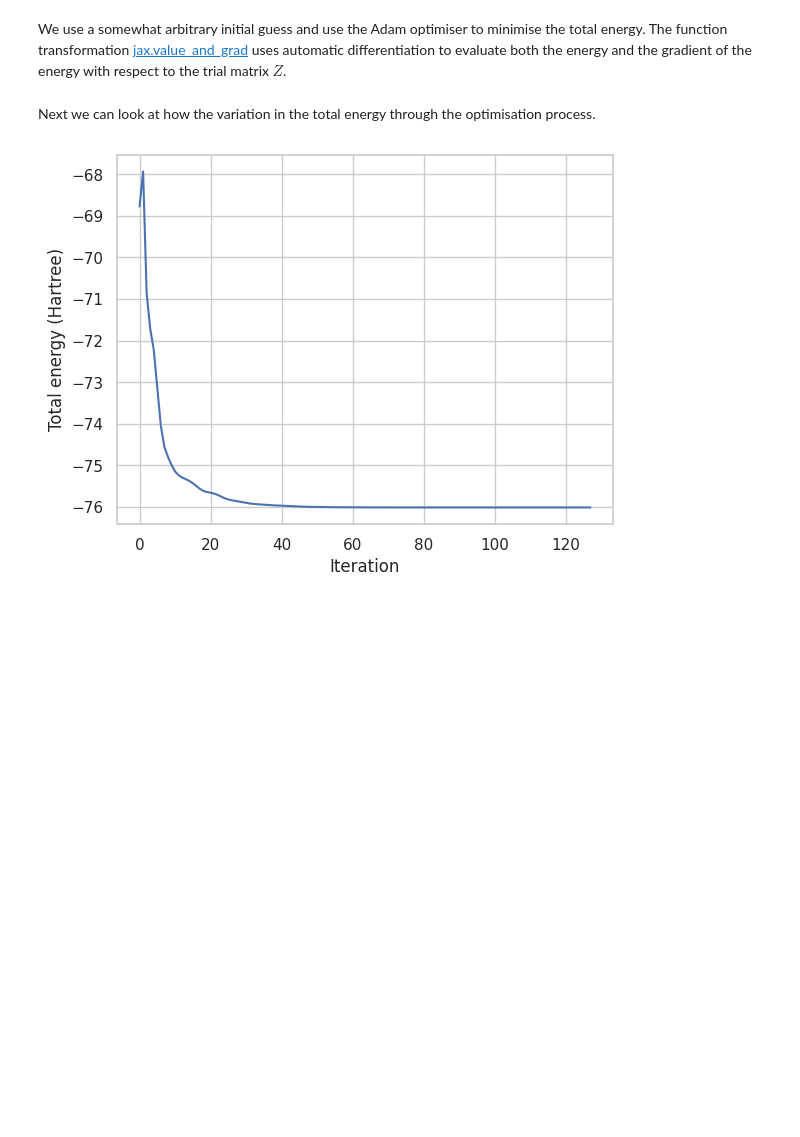
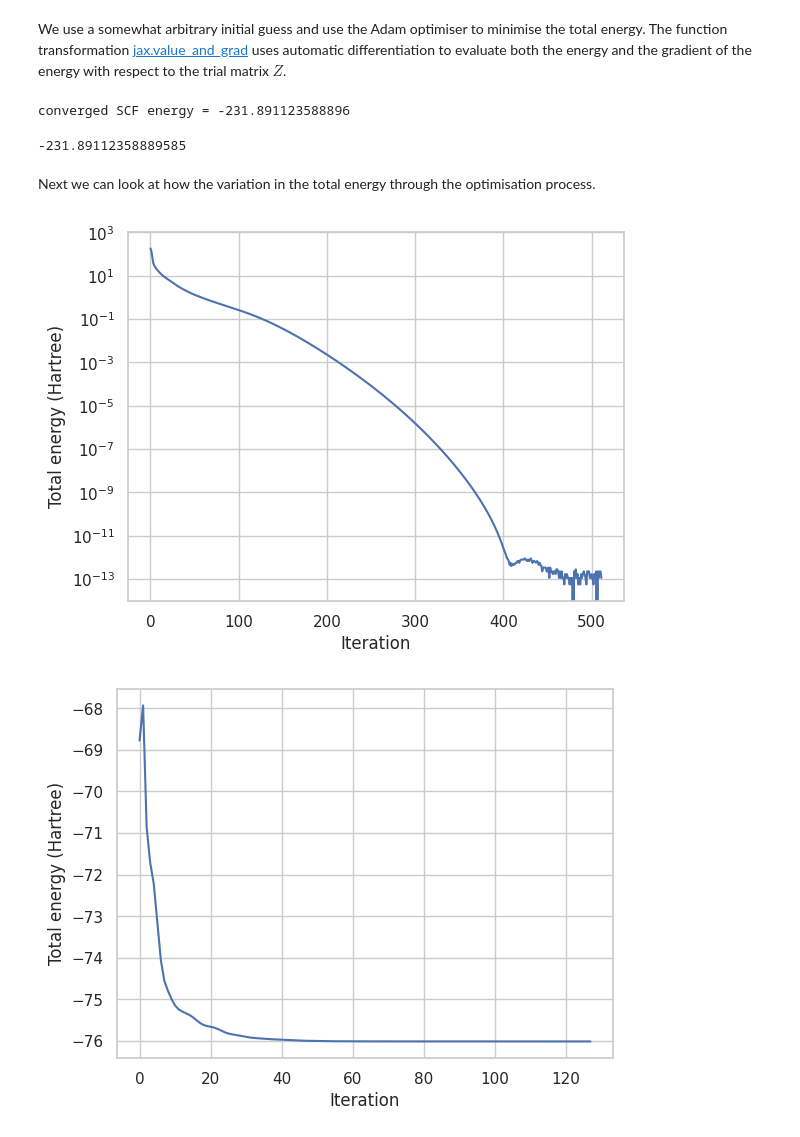
Before and after one commit to graphcore-research/mess, a Jupyter notebook: docs/optim.ipynb, the cells around one changed output. Cells and saved outputs as stored; diff of their text form; code cells hidden in the pictures; blank space fills up the shorter version.

```diff
--- a/docs/optim.ipynb
+++ b/docs/optim.ipynb
@@ -26,9 +39,11 @@ from mess.structure import nuclear_energy
 
 sns.set_theme(style="whitegrid")
 # %%
-mol = molecule("water")
+from mess.interop import from_pyquante
+
+mol = from_pyquante("c6h6")
 basis = basisset(mol, "6-31g")
-H = Hamiltonian(basis, xc_method="lda")
+H = Hamiltonian(basis, xc_method="pbe")
 optimiser = optax.adam(learning_rate=0.1)
 # %% [markdown]
 Next we define a function that evaluates the total energy given an arbitrary matrix $Z$
@@ -54,14 +70,33 @@ Z = jnp.eye(basis.num_orbitals)
 state = optimiser.init(Z)
 history = []
 
-for _ in (bar := tqdm(range(128))):
-    e, grads = jax.value_and_grad(total_energy)(Z)
+for _ in (bar := tqdm(range(512))):
+    e, grads = total_energy(Z)
     updates, state = optimiser.update(grads, state)
     Z = optax.apply_updates(Z, updates)
     history.append(e)
     bar.set_description(f"Total energy: {e:0.06f} (Hartree)")
+# %%
+from mess.interop import to_pyscf
+from pyscf import dft
+
+scfmol = to_pyscf(mol, "6-31g")
+s = dft.RKS(scfmol, xc="pbe")
+s.kernel()
+# %% [output]
+converged SCF energy = -231.891123588896
+-231.89112358889585
 # %% [markdown]
 Next we can look at how the variation in the total energy through the optimisation process.
+# %%
+history = jnp.stack(history)
+history = history - jnp.min(history)
+ax = sns.lineplot(history)
+ax.set_yscale("log")
+ax.set_xlabel("Iteration")
+ax.set_ylabel("Total energy (Hartree)");
+# %% [output]
+[figure, added]
 # %%
 history = jnp.stack(history)
 ax = sns.lineplot(history)
```
Also changed, not shown: parts of 11 cells of this notebook, 2 other files.
